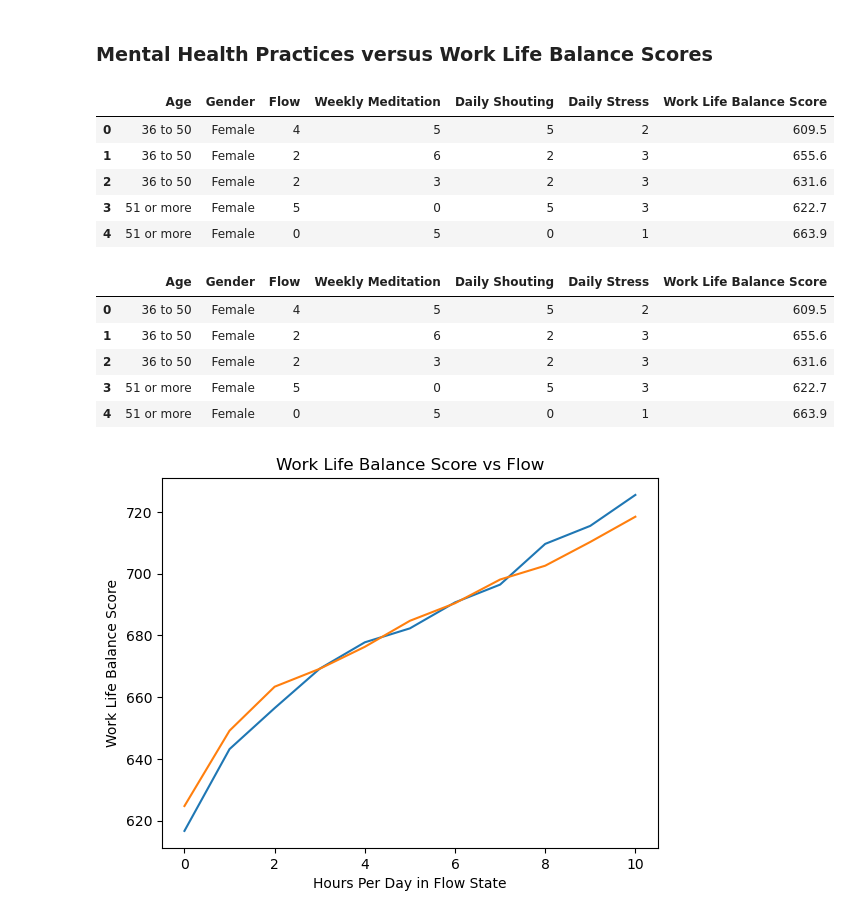
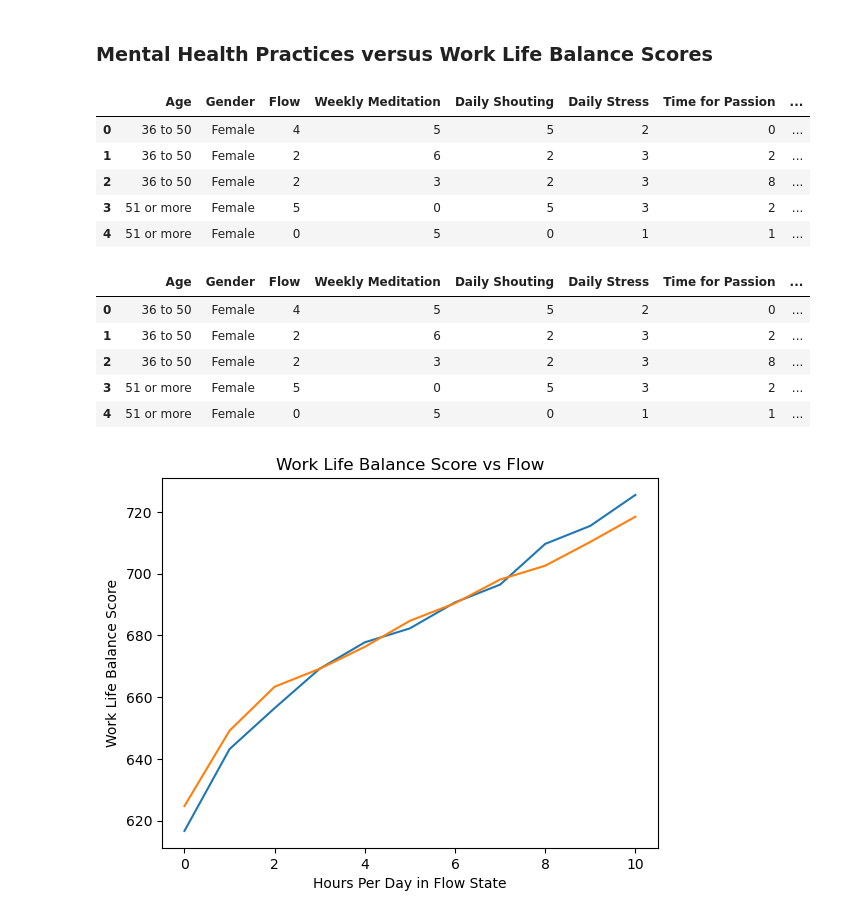
Before and after one commit to jenna-mk/Project_1, a Jupyter notebook: healthy_mind_analysis.ipynb, the cells around one changed output. Saved outputs shown, nothing was run; the diff lists cells and outputs as text; code cells hidden in the pictures.

```diff
--- a/mental_health_analysis_jenna.ipynb
+++ b/healthy_mind_analysis.ipynb
@@ -127,20 +127,20 @@ The total number of females is 9858
 # %%
 # Create a new dataframe with the columns for flow, weekly meditation,
 # and daily shouting
 mental_health_df = wellbeing_df[['AGE','GENDER','FLOW',
-                                 'WEEKLY_MEDITATION', 'DAILY_SHOUTING',
-                                 'DAILY_STRESS','WORK_LIFE_BALANCE_SCORE']]
+                                 'WEEKLY_MEDITATION','DAILY_SHOUTING',
+                                 'DAILY_STRESS','TIME_FOR_PASSION','WORK_LIFE_BALANCE_SCORE']]
 # Rename the columns
 mental_health_df = mental_health_df.rename(columns={'AGE':'Age','GENDER':'Gender','FLOW':'Flow','WEEKLY_MEDITATION':'Weekly Meditation',
-                                 'DAILY_SHOUTING':'Daily Shouting','DAILY_STRESS':'Daily Stress','WORK_LIFE_BALANCE_SCORE':'Work Life Balance Score'},copy=False)
+                                 'DAILY_SHOUTING':'Daily Shouting','DAILY_STRESS':'Daily Stress','TIME_FOR_PASSION': 'Time for Passion','WORK_LIFE_BALANCE_SCORE':'Work Life Balance Score'},copy=False)
 mental_health_df.head()
 # %% [output]
-|  | Age | Gender | Flow | Weekly Meditation | Daily Shouting | Daily Stress | Work Life Balance Score |
-| 0 | 36 to 50 | Female | 4 | 5 | 5 | 2 | 609.5 |
-| 1 | 36 to 50 | Female | 2 | 6 | 2 | 3 | 655.6 |
-| 2 | 36 to 50 | Female | 2 | 3 | 2 | 3 | 631.6 |
-| 3 | 51 or more | Female | 5 | 0 | 5 | 3 | 622.7 |
-| 4 | 51 or more | Female | 0 | 5 | 0 | 1 | 663.9 |
+|  | Age | Gender | Flow | Weekly Meditation | Daily Shouting | Daily Stress | Time for Passion | ... |
+| 0 | 36 to 50 | Female | 4 | 5 | 5 | 2 | 0 | ... |
+| 1 | 36 to 50 | Female | 2 | 6 | 2 | 3 | 2 | ... |
+| 2 | 36 to 50 | Female | 2 | 3 | 2 | 3 | 8 | ... |
+| 3 | 51 or more | Female | 5 | 0 | 5 | 3 | 2 | ... |
+| 4 | 51 or more | Female | 0 | 5 | 0 | 1 | 1 | ... |
 # %%
 # From the mental health df, create one for males and one for females
 male_mental_health = mental_health_df[mental_health_df['Gender'] == 'Male']
@@ -148,10 +148,10 @@ male_mental_health.head()
 female_mental_health = mental_health_df[mental_health_df['Gender'] == 'Female']
 female_mental_health.head()
 # %% [output]
-|  | Age | Gender | Flow | Weekly Meditation | Daily Shouting | Daily Stress | Work Life Balance Score |
-| 0 | 36 to 50 | Female | 4 | 5 | 5 | 2 | 609.5 |
-| 1 | 36 to 50 | Female | 2 | 6 | 2 | 3 | 655.6 |
-| 2 | 36 to 50 | Female | 2 | 3 | 2 | 3 | 631.6 |
-| 3 | 51 or more | Female | 5 | 0 | 5 | 3 | 622.7 |
-| 4 | 51 or more | Female | 0 | 5 | 0 | 1 | 663.9 |
+|  | Age | Gender | Flow | Weekly Meditation | Daily Shouting | Daily Stress | Time for Passion | ... |
+| 0 | 36 to 50 | Female | 4 | 5 | 5 | 2 | 0 | ... |
+| 1 | 36 to 50 | Female | 2 | 6 | 2 | 3 | 2 | ... |
+| 2 | 36 to 50 | Female | 2 | 3 | 2 | 3 | 8 | ... |
+| 3 | 51 or more | Female | 5 | 0 | 5 | 3 | 2 | ... |
+| 4 | 51 or more | Female | 0 | 5 | 0 | 1 | 1 | ... |
 # %%
```
Also changed, not shown: parts of 7 cells of this notebook, 2 other files.
